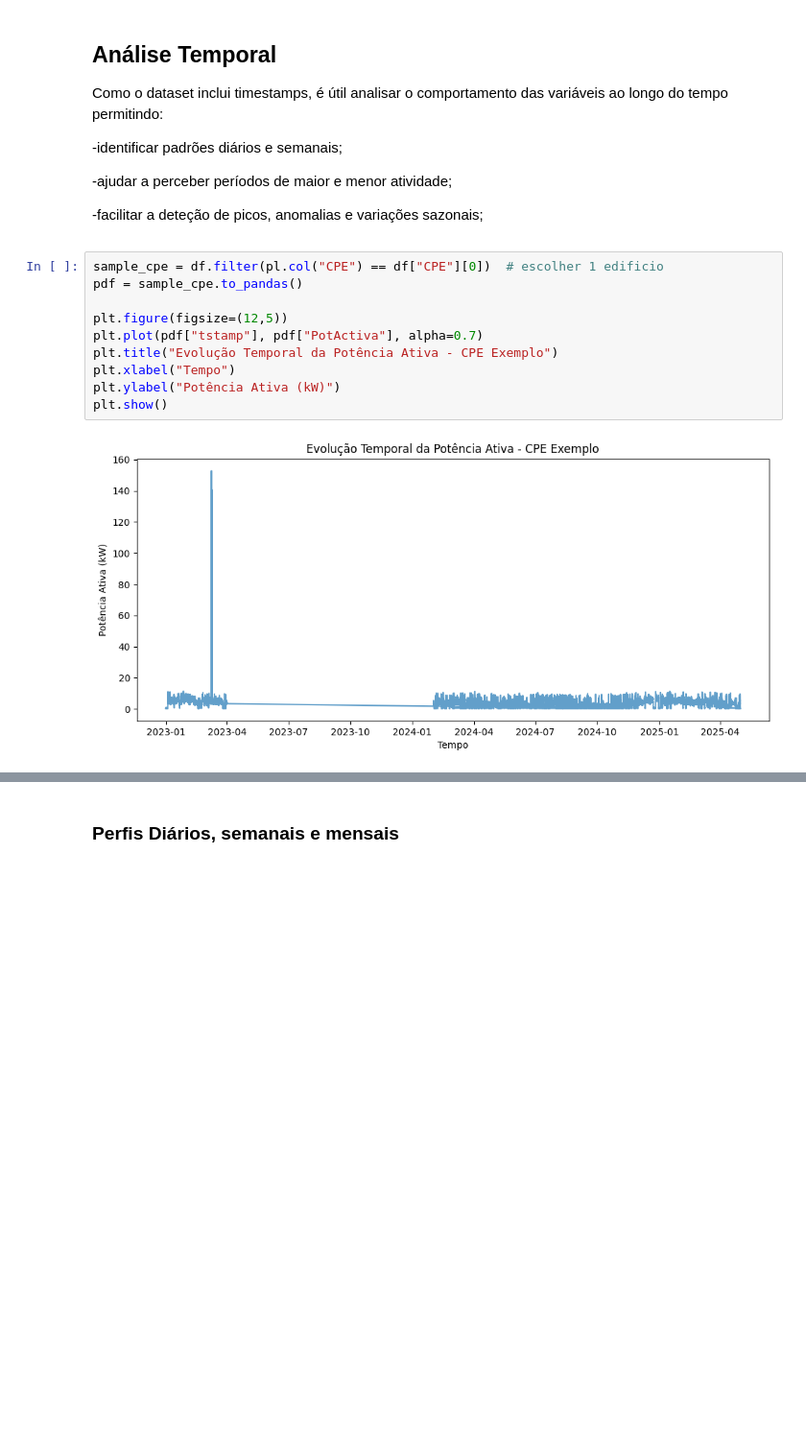
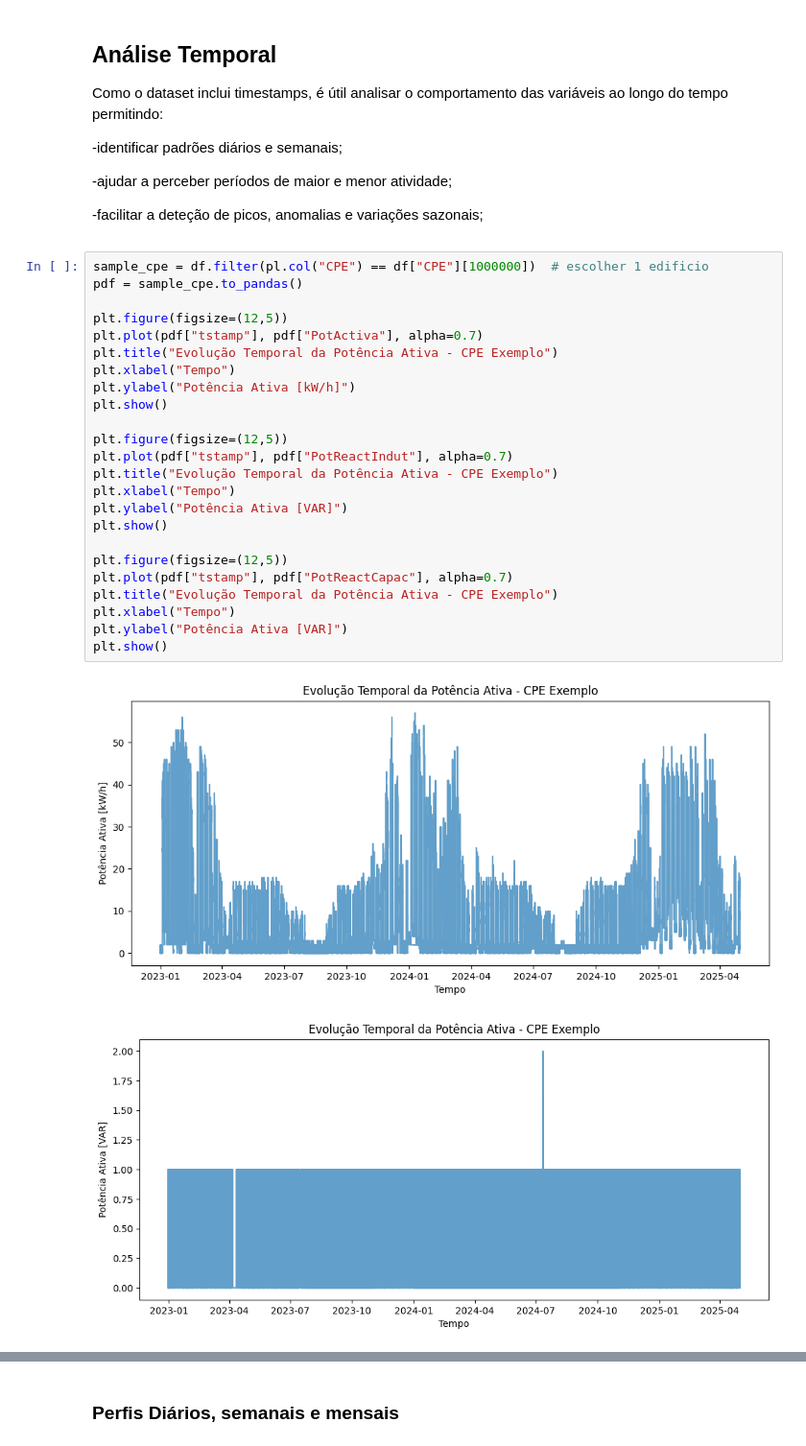
Before and after one commit to jpnoa1/IAA, a Jupyter notebook: Projeto IAA/Projeto.ipynb, the cells around one changed output, grey strips where cells are left out. Shown: that part at 96% size. Saved outputs shown, nothing was run; the diff lists cells and outputs as text; blank space fills up the shorter version.

```diff
--- a/Projeto IAA/Projeto.ipynb
+++ b/Projeto IAA/Projeto.ipynb
@@ -194,14 +179,29 @@ Como o dataset inclui timestamps, é útil analisar o comportamento das variáve
 -ajudar a perceber períodos de maior e menor atividade; <p>
 -facilitar a deteção de picos, anomalias e variações sazonais;
 # %%
-sample_cpe = df.filter(pl.col("CPE") == df["CPE"][0])  # escolher 1 edificio
+sample_cpe = df.filter(pl.col("CPE") == df["CPE"][1000000])  # escolher 1 edificio
 pdf = sample_cpe.to_pandas()
 
 plt.figure(figsize=(12,5))
 plt.plot(pdf["tstamp"], pdf["PotActiva"], alpha=0.7)
 plt.title("Evolução Temporal da Potência Ativa - CPE Exemplo")
 plt.xlabel("Tempo")
-plt.ylabel("Potência Ativa (kW)")
+plt.ylabel("Potência Ativa [kW/h]")
 plt.show()
+
+plt.figure(figsize=(12,5))
+plt.plot(pdf["tstamp"], pdf["PotReactIndut"], alpha=0.7)
+plt.title("Evolução Temporal da Potência Ativa - CPE Exemplo")
+plt.xlabel("Tempo")
+plt.ylabel("Potência Ativa [VAR]")
+plt.show()
+
+plt.figure(figsize=(12,5))
+plt.plot(pdf["tstamp"], pdf["PotReactCapac"], alpha=0.7)
+plt.title("Evolução Temporal da Potência Ativa - CPE Exemplo")
+plt.xlabel("Tempo")
+plt.ylabel("Potência Ativa [VAR]")
+plt.show()
 # %% [output]
-[figure, old version]
+[figure, new version]
+[figure, added]
```
Also changed, not shown: parts of 20 cells of this notebook.
